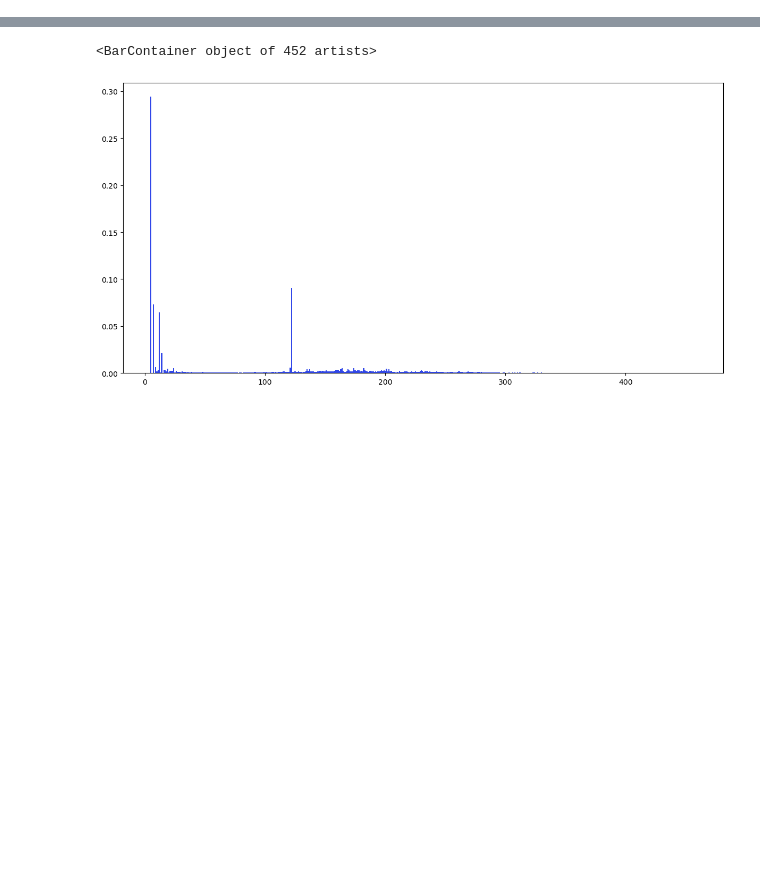
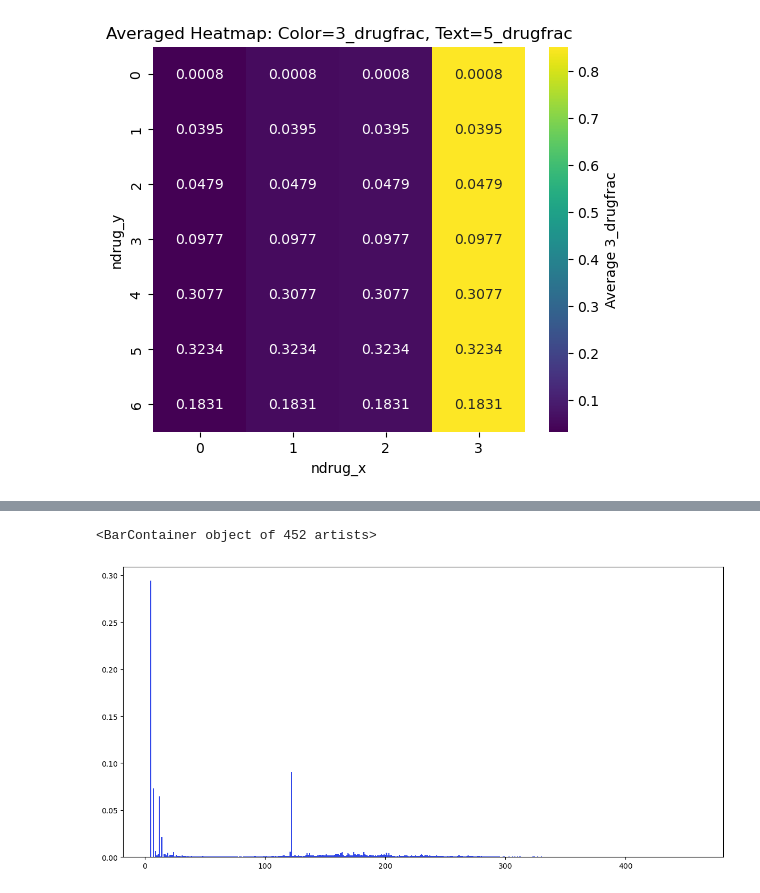
Before and after one commit to pradhansmriti/notebooks_kmc_paper, a Jupyter notebook: kmc_frequent_stds_wdrug.ipynb, the cells around one changed output, grey strips where cells are left out. Saved outputs shown, nothing was run; the diff lists cells and outputs as text; code cells hidden in the pictures; blank space fills up the shorter version.

```diff
--- a/kmc_frequent_stds_wdrug.ipynb
+++ b/kmc_frequent_stds_wdrug.ipynb
@@ -58,0 +228,4 @@ def combine_two_lists(list1,list2):
+# %%
+import seaborn as sns
+merged_df=pd.merge(count_files3,count_files5,on='file_num')
+print(merged_df)
@@ -58,0 +250,22 @@ def combine_two_lists(list1,list2):
+# %%
+# Average across all file_nums
+avg_df = merged_df.groupby(["ndrug_x", "ndrug_y"], as_index=False).mean()
+
+# Pivot for heatmap
+color_matrix = avg_df.pivot(index="ndrug_y", columns="ndrug_x", values="3_drugfrac")
+annot_matrix = avg_df.pivot(index="ndrug_y", columns="ndrug_x", values="5_drugfrac")
+
+plt.figure(figsize=(6,5))
+sns.heatmap(
+    color_matrix,
+    cmap="viridis",
+    annot=annot_matrix.round(4),  # annotations are 5_drugfrac
+    fmt="",
+    cbar_kws={"label": "Average 3_drugfrac"}
+)
+plt.title("Averaged Heatmap: Color=3_drugfrac, Text=5_drugfrac")
+plt.xlabel("ndrug_x")
+plt.ylabel("ndrug_y")
+plt.show()
+# %% [output]
+[figure, added]
```
Also changed, not shown: parts of 17 cells of this notebook, 14 other files.
